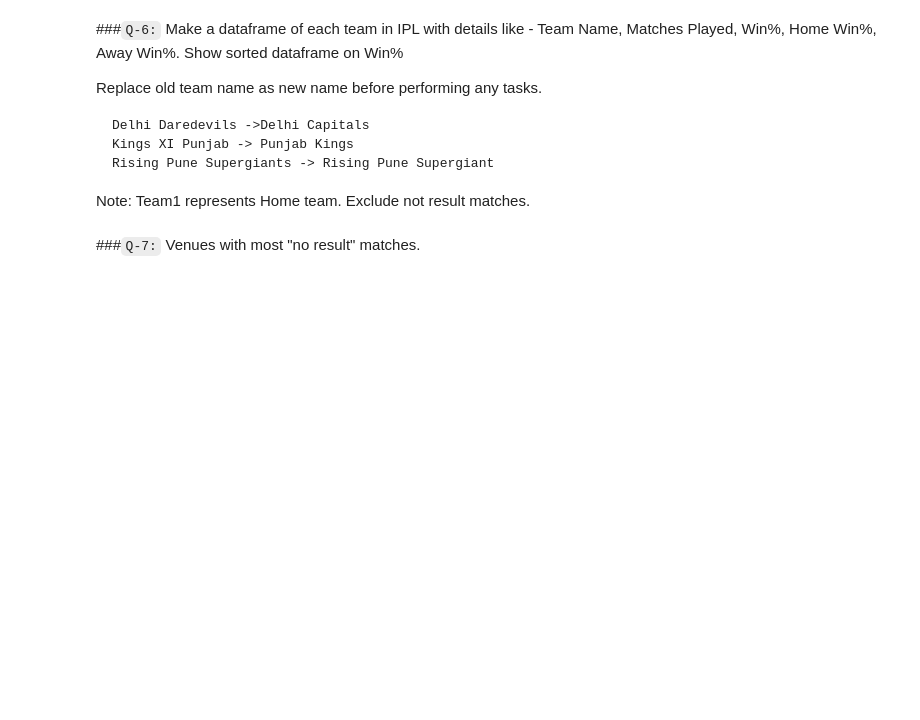
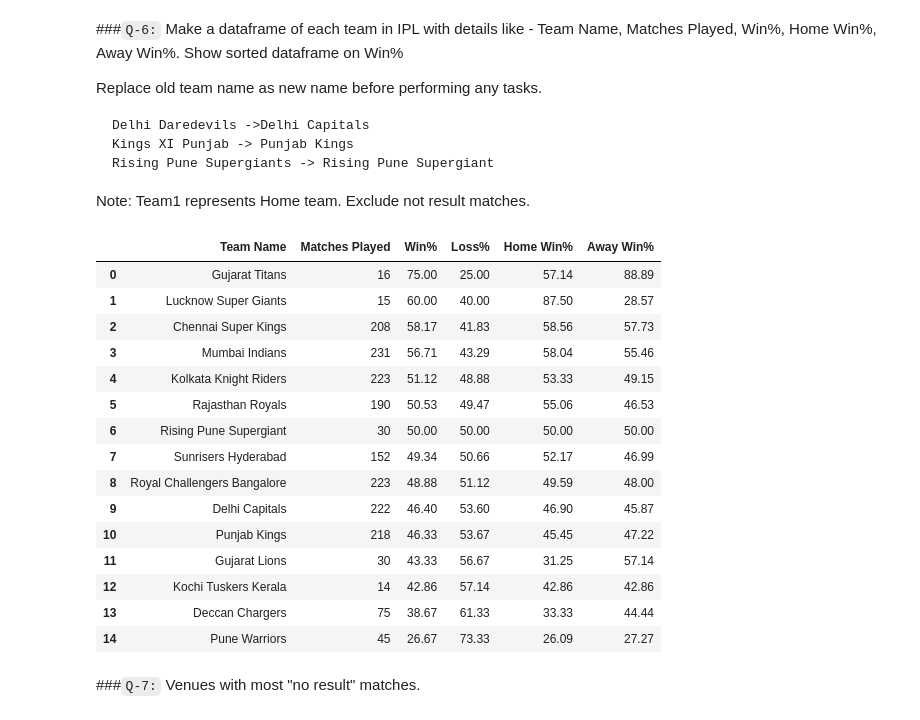
Before and after one commit to ShehrazSarwar/Python-Data-Analysis, a Jupyter notebook: Pandas DataFrame/session_18_tasks.ipynb, the cells around one changed output. Drawn from its saved outputs; the diff is of its cells as text; code cells hidden in the pictures; blank space fills up the shorter version.

```diff
--- a/Pandas DataFrame/session_18_tasks.ipynb
+++ b/Pandas DataFrame/session_18_tasks.ipynb
@@ -330,2 +328,70 @@ Note: Team1 represents Home team. Exclude not result matches.
+# %%
+# Replace old team name as new name before performing any tasks.
+ipl = pd.read_csv("https://docs.google.com/spreadsheets/d/e/2PACX-1vRy2DUdUbaKx_Co9F0FSnIlyS-8kp4aKv_I0-qzNeghiZHAI_hw94gKG22XTxNJHMFnFVKsO4xWOdIs/pub?gid=1655759976&single=true&output=csv")
+
+changes = {
+    'Delhi Daredevils' : 'Delhi Capitals',
+    'Kings XI Punjab' : 'Punjab Kings',
+    'Rising Pune Supergiants' : 'Rising Pune Supergiant'
+}
+
+colstoChange = ['Team1','Team2','TossWinner','WinningTeam']
+
+for column_ in colstoChange:
+  ipl[column_] = ipl[column_].replace(changes)
+# %%
+# Exclude 'no result' matches
+ipl.dropna(subset=['WinningTeam'], inplace=True)
+
+Teams = ipl['Team1'].unique()
+team_df = pd.DataFrame(Teams, columns=['Team Name'])
+
+matches_played = []
+home_win_per = []
+away_win_per = []
+win_per = []
+
+for team in Teams:
+    total_matches = len(ipl[(ipl['Team1'] == team) | (ipl['Team2'] == team)])
+    matches_played.append(total_matches)
+
+    home_matches = ipl[ipl['Team1'] == team]
+    home_wins = home_matches[home_matches['WinningTeam'] == team]
+    home_win_per.append(round((len(home_wins) / len(home_matches)) * 100, 2) if len(home_matches) > 0 else 0)
+
+    away_matches = ipl[ipl['Team2'] == team]
+    away_wins = away_matches[away_matches['WinningTeam'] == team]
+    away_win_per.append(round((len(away_wins) / len(away_matches)) * 100, 2) if len(away_matches) > 0 else 0)
+
+    total_wins = len(ipl[((ipl['Team1'] == team) | (ipl['Team2'] == team)) & (ipl['WinningTeam'] == team)])
+    win_per.append(round((total_wins / total_matches) * 100, 2) if total_matches > 0 else 0)
+
+
+team_df['Matches Played'] = matches_played
+team_df['Win%'] = win_per
+team_df['Loss%'] = 100 - team_df['Win%']
+team_df['Home Win%'] = home_win_per
+team_df['Away Win%'] = away_win_per
+
+team_df = team_df.sort_values(by='Win%', ascending=False).reset_index(drop=True)
+team_df.to_csv('ipl_team_stats.csv',index=False)
+team_df
+# %% [output]
+|  | Team Name | Matches Played | Win% | Loss% | Home Win% | Away Win% |
+| 0 | Gujarat Titans | 16 | 75.00 | 25.00 | 57.14 | 88.89 |
+| 1 | Lucknow Super Giants | 15 | 60.00 | 40.00 | 87.50 | 28.57 |
+| 2 | Chennai Super Kings | 208 | 58.17 | 41.83 | 58.56 | 57.73 |
+| 3 | Mumbai Indians | 231 | 56.71 | 43.29 | 58.04 | 55.46 |
+| 4 | Kolkata Knight Riders | 223 | 51.12 | 48.88 | 53.33 | 49.15 |
+| 5 | Rajasthan Royals | 190 | 50.53 | 49.47 | 55.06 | 46.53 |
+| 6 | Rising Pune Supergiant | 30 | 50.00 | 50.00 | 50.00 | 50.00 |
+| 7 | Sunrisers Hyderabad | 152 | 49.34 | 50.66 | 52.17 | 46.99 |
+| 8 | Royal Challengers Bangalore | 223 | 48.88 | 51.12 | 49.59 | 48.00 |
+| 9 | Delhi Capitals | 222 | 46.40 | 53.60 | 46.90 | 45.87 |
+| 10 | Punjab Kings | 218 | 46.33 | 53.67 | 45.45 | 47.22 |
+| 11 | Gujarat Lions | 30 | 43.33 | 56.67 | 31.25 | 57.14 |
+| 12 | Kochi Tuskers Kerala | 14 | 42.86 | 57.14 | 42.86 | 42.86 |
+| 13 | Deccan Chargers | 75 | 38.67 | 61.33 | 33.33 | 44.44 |
+| 14 | Pune Warriors | 45 | 26.67 | 73.33 | 26.09 | 27.27 |
 # %% [markdown]
 ###`Q-7:` Venues with most "no result" matches.
```
Also changed, not shown: parts of 11 cells of this notebook.
